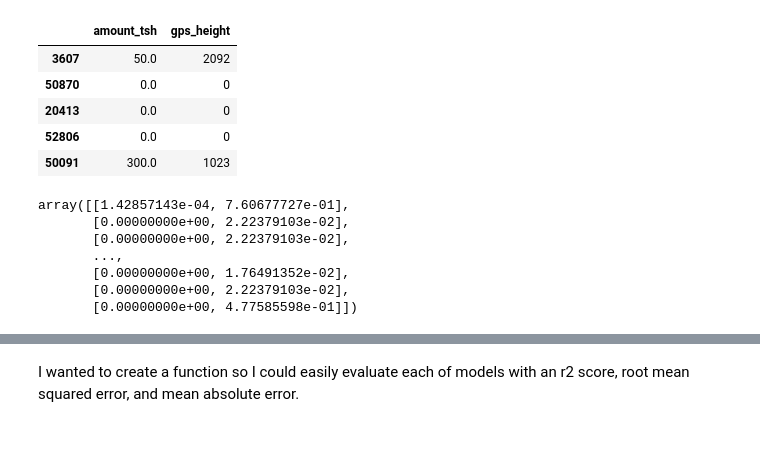
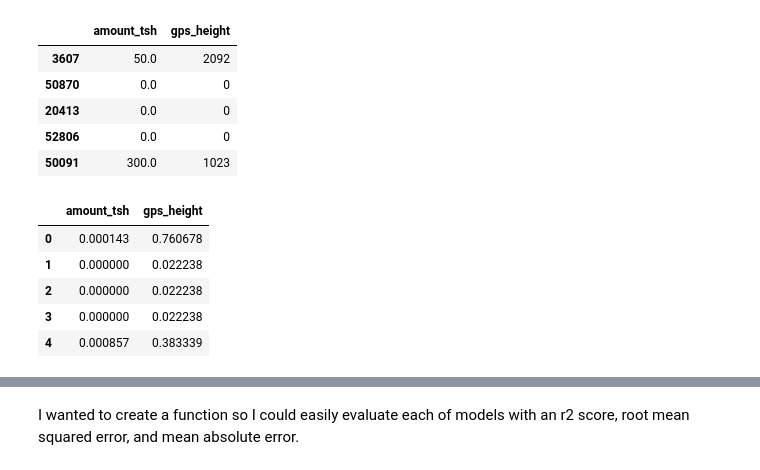
Before and after one commit to adammarianacci/Waterwell_Analysis, a Jupyter notebook: notebook.ipynb, the cells around one changed output, grey strips where cells are left out. Cells and saved outputs as stored; diff of their text form; code cells hidden in the pictures; blank space fills up the shorter version.

```diff
--- a/notebook.ipynb
+++ b/notebook.ipynb
@@ -273,24 +272,23 @@ X_train_numerical.head()
 | 52806 | 0.0 | 0 |
 | 50091 | 300.0 | 1023 |
 # %%
-# Column to scale
-column_to_scale = 'amount_tsh', 'gps_height'
-
 # Initialize MinMaxScaler
 scaler = MinMaxScaler()
 
 # Scale the selected column
-X_train_numerical = scaler.fit_transform(
-X_train_numerical)
+X_train_numerical = scaler.fit_transform(X_train_numerical)
+
+column_names = ['amount_tsh', 'gps_height']
+# Converting X_train_numerical back into a df
+X_train_numerical = pd.DataFrame(X_train_numerical, columns=column_names)
 
 # Display the array
-X_train_numerical
+X_train_numerical.head()
 # %% [output]
-array([[1.42857143e-04, 7.60677727e-01],
-       [0.00000000e+00, 2.22379103e-02],
-       [0.00000000e+00, 2.22379103e-02],
-       ...,
-       [0.00000000e+00, 1.76491352e-02],
-       [0.00000000e+00, 2.22379103e-02],
-       [0.00000000e+00, 4.77585598e-01]])
+|  | amount_tsh | gps_height |
+| 0 | 0.000143 | 0.760678 |
+| 1 | 0.000000 | 0.022238 |
+| 2 | 0.000000 | 0.022238 |
+| 3 | 0.000000 | 0.022238 |
+| 4 | 0.000857 | 0.383339 |
 # %%
```
Also changed, not shown: parts of 17 cells of this notebook, 1 other file.
